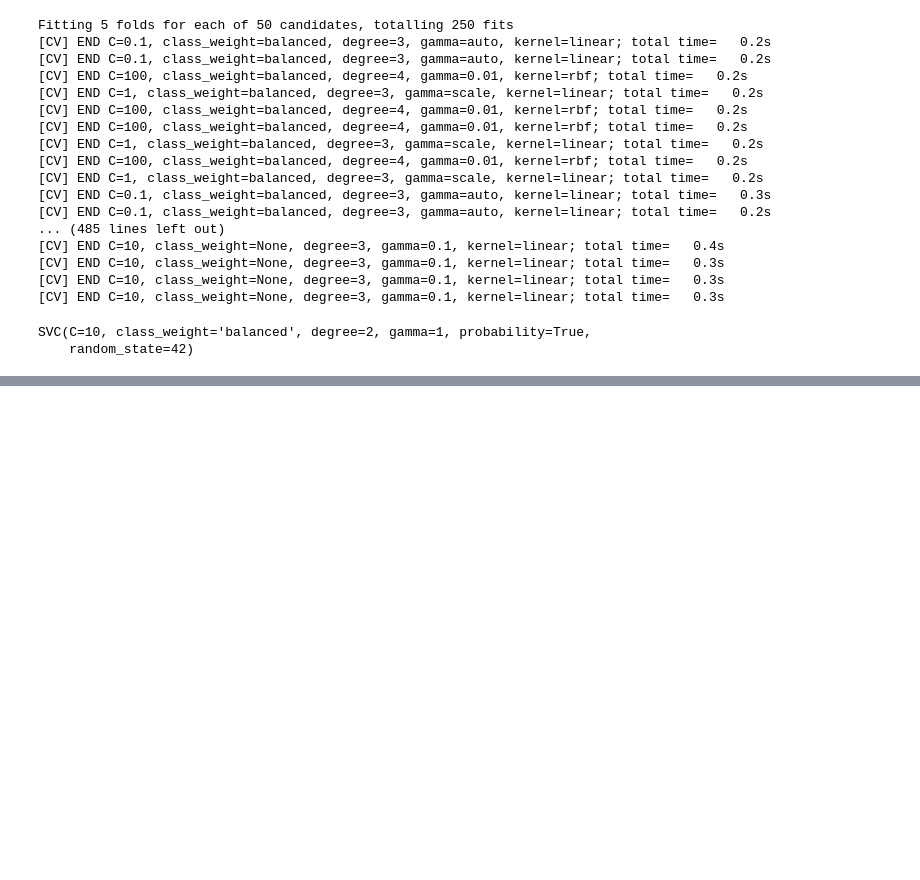
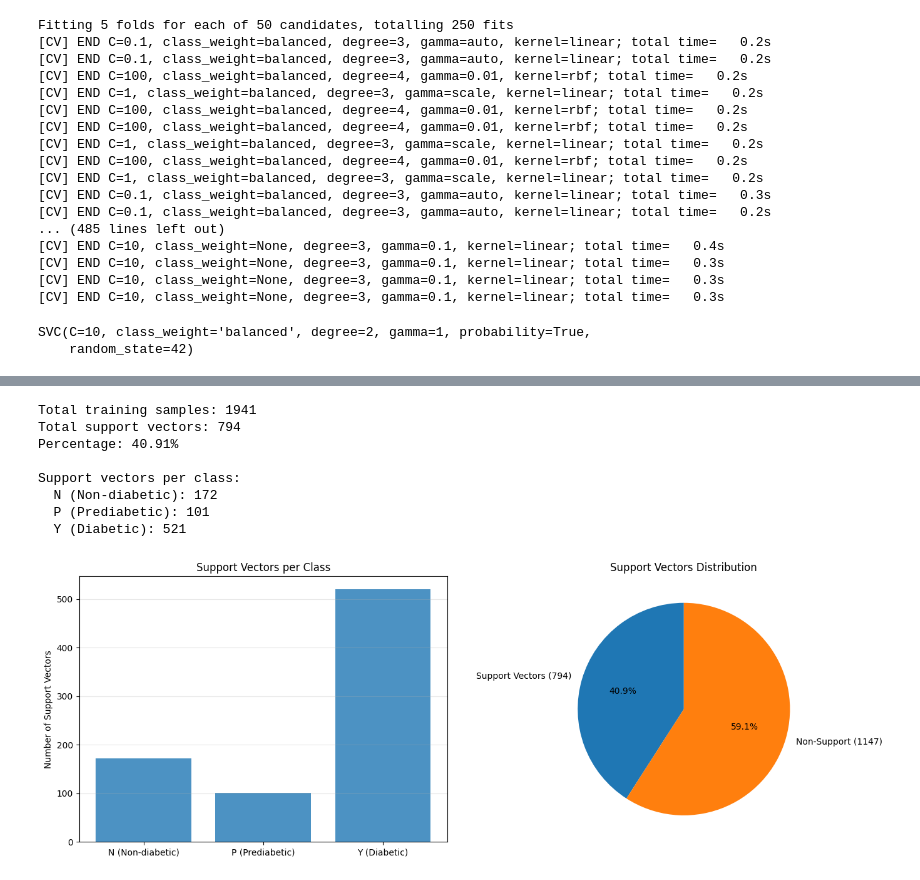
Before and after one commit to samirdahal888/Diabetes_Classification, a Jupyter notebook: notebooks/classifiaction/svm.ipynb, the cells around one changed output, grey strips where cells are left out. Saved outputs shown, nothing was run; the diff lists cells and outputs as text; code cells hidden in the pictures; blank space fills up the shorter version.

```diff
--- a/notebooks/classifiaction/svm.ipynb
+++ b/notebooks/classifiaction/svm.ipynb
@@ -96,0 +130,41 @@ SVC(C=10, class_weight='balanced', degree=2, gamma=1, probability=True,
+# %%
+# Support vectors analysis
+n_support = svm_best.n_support_
+total_support_vectors = np.sum(n_support)
+total_training_samples = len(X_train_balanced)
+
+print(f"Total training samples: {total_training_samples}")
+print(f"Total support vectors: {total_support_vectors}")
+print(f"Percentage: {total_support_vectors / total_training_samples * 100:.2f}%")
+print(f"\nSupport vectors per class:")
+for i, class_name in enumerate(class_names):
+    print(f"  {class_name}: {n_support[i]}")
+
+# Visualize
+fig, axes = plt.subplots(1, 2, figsize=(14, 5))
+
+axes[0].bar(class_names, n_support, alpha=0.8)
+axes[0].set_ylabel("Number of Support Vectors")
+axes[0].set_title("Support Vectors per Class")
+axes[0].grid(axis="y", alpha=0.3)
+
+sizes = [total_support_vectors, total_training_samples - total_support_vectors]
+labels = [
+    f"Support Vectors ({total_support_vectors})",
+    f"Non-Support ({total_training_samples - total_support_vectors})",
+]
+axes[1].pie(sizes, labels=labels, autopct="%1.1f%%", startangle=90)
+axes[1].set_title("Support Vectors Distribution")
+
+plt.tight_layout()
+plt.show()
+# %% [output]
+Total training samples: 1941
+Total support vectors: 794
+Percentage: 40.91%
+
+Support vectors per class:
+  N (Non-diabetic): 172
+  P (Prediabetic): 101
+  Y (Diabetic): 521
+[figure, added]
```
Also changed, not shown: parts of 6 cells of this notebook.
